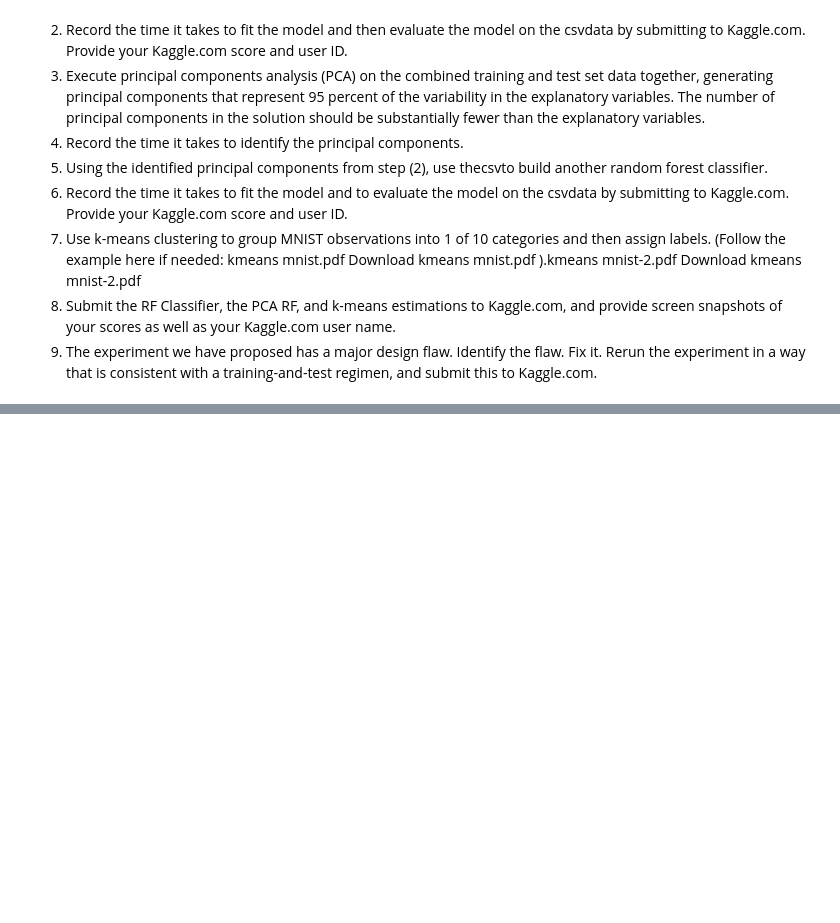
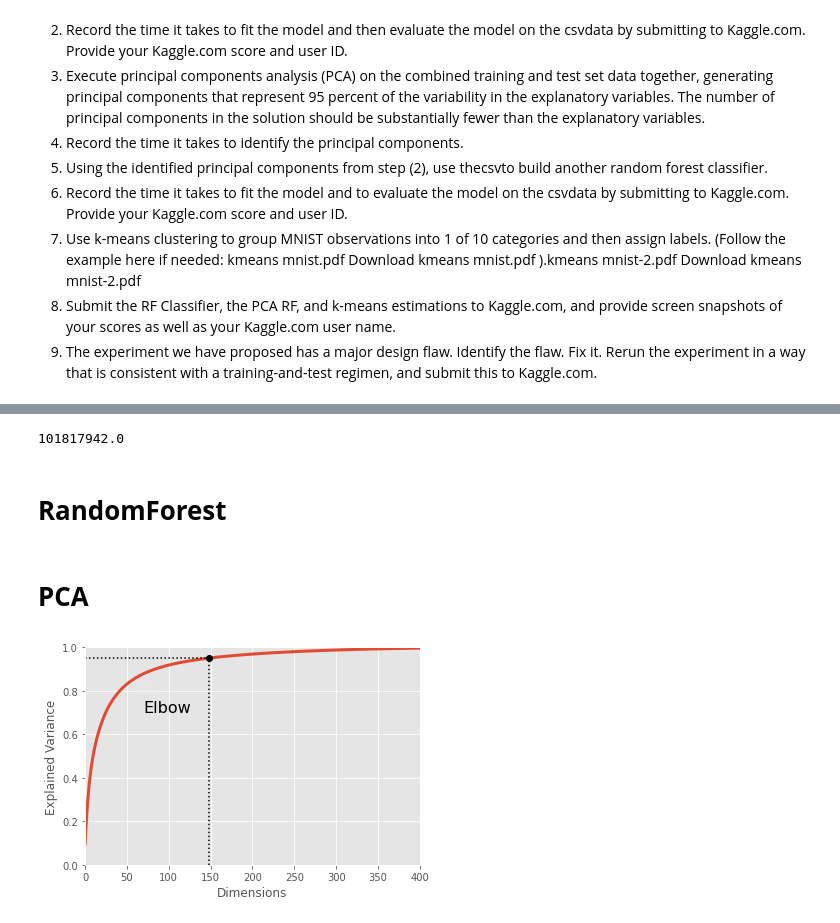
Before and after one commit to cgoeser1/MSDS422_course_assignments, a Jupyter notebook: Group1_MNIST(2021OCT31).ipynb, the cells around one changed output, grey strips where cells are left out. Saved outputs shown, nothing was run; the diff lists cells and outputs as text; code cells hidden in the pictures; blank space fills up the shorter version.

```diff
--- a/Group1_MNIST(2021OCT31).ipynb
+++ b/Group1_MNIST(2021OCT31).ipynb
@@ -55 +61,7 @@ Mon Oct 25 07:19:09 CDT 2021
 '/content/MSDS422_course_assignments'
+# %%
+## Get data from the provided CSV files.
+  ##train_url = 'https://gitcdn.link/repo/cgoeser1/MSDS422_course_assignments/main/train_titanic.csv'
+train = pd.read_csv('train-MNIST.csv')
+  ##test_url = 'https://gitcdn.link/repo/cgoeser1/MSDS422_course_assignments/main/test_titanic.csv'
+test = pd.read_csv('test-MNIST.csv')
@@ -55,0 +75,3 @@ Mon Oct 25 07:19:09 CDT 2021
+# %%
+X = pd.DataFrame(train.iloc[:,1:])
+y = pd.DataFrame(train.iloc[:,0])
@@ -55,0 +82,11 @@ Mon Oct 25 07:19:09 CDT 2021
+# %%
+from sklearn.model_selection import train_test_split
+X_train, X_test, y_train, y_test = train_test_split(X,y)
+# %%
+type(X_train)
+#X_train.head()
+X_train.sum().sum()
+# %% [output]
+101817942.0
+# %% [markdown]
+# **RandomForest**
@@ -55,0 +95,23 @@ Mon Oct 25 07:19:09 CDT 2021
+# %% [markdown]
+# **PCA**
+# %%
+pca = PCA()
+pca.fit(X_train)
+cumsum = np.cumsum(pca.explained_variance_ratio_)
+d = np.argmax(cumsum >= 0.95) + 1
+# %%
+plt.figure(figsize=(6,4))
+plt.plot(cumsum, linewidth=3)
+plt.axis([0, 400, 0, 1])
+plt.xlabel("Dimensions")
+plt.ylabel("Explained Variance")
+plt.plot([d, d], [0, 0.95], "k:")
+plt.plot([0, d], [0.95, 0.95], "k:")
+plt.plot(d, 0.95, "ko")
+plt.annotate("Elbow", xy=(65, 0.85), xytext=(70, 0.7),
+             arrowprops=dict(arrowstyle="->"), fontsize=16)
+plt.grid(True)
+#save_fig("explained_variance_plot")
+plt.show()
+# %% [output]
+[figure, added]
```
Also changed, not shown: parts of 10 cells of this notebook.
